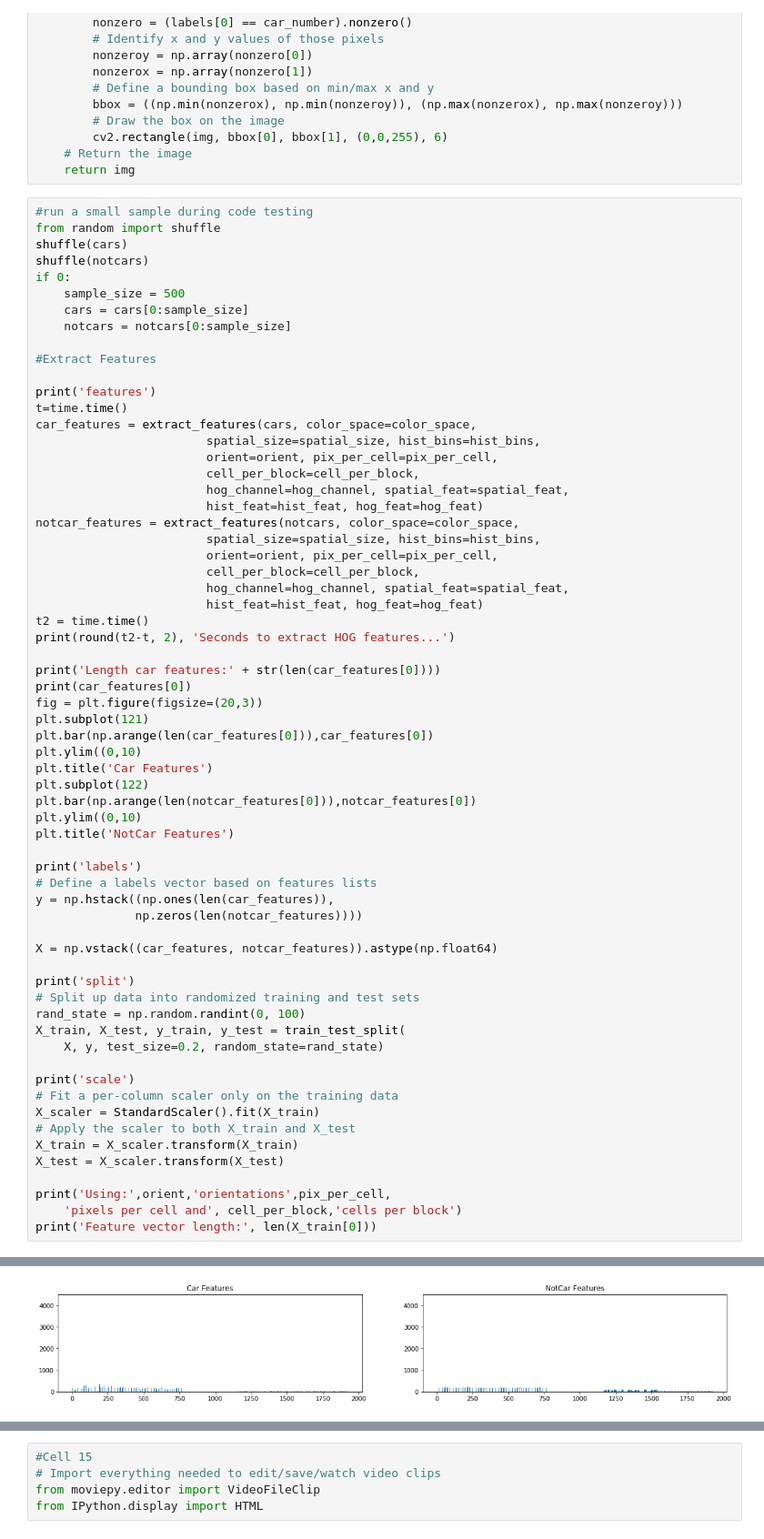
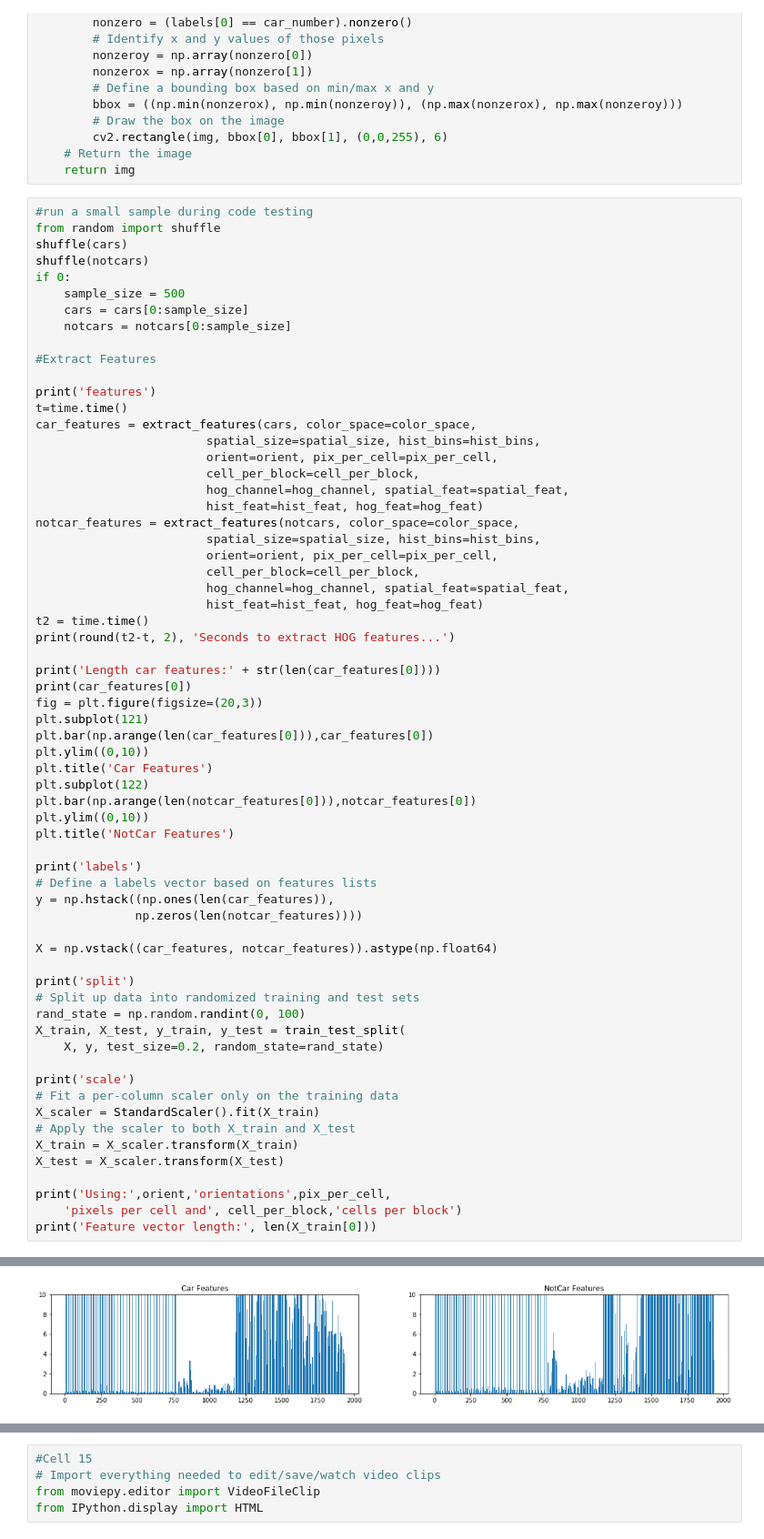
Before and after one commit to avernethy/CarND-Vehicle-Detection, a Jupyter notebook: CarND-Vehicle_Finding.ipynb, the cells around one changed output, grey strips where cells are left out. Shown at 91% size. Cells and saved outputs as stored; diff of their text form.

```diff
--- a/CarND-Vehicle_Finding.ipynb
+++ b/CarND-Vehicle_Finding.ipynb
@@ -688,11 +687,11 @@ print(car_features[0])
 fig = plt.figure(figsize=(20,3))
 plt.subplot(121)
 plt.bar(np.arange(len(car_features[0])),car_features[0])
-plt.ylim((0,10)
+plt.ylim((0,10))
 plt.title('Car Features')
 plt.subplot(122)
 plt.bar(np.arange(len(notcar_features[0])),notcar_features[0])
-plt.ylim((0,10)
+plt.ylim((0,10))
 plt.title('NotCar Features')
 
 print('labels')
@@ -732,4 +731,4 @@ Feature vector length: 1928
-[figure, old version]
+[figure, new version]
 # %%
 #Build the classifier
 
```
Also changed, not shown: parts of 13 cells of this notebook, 2 other files.
